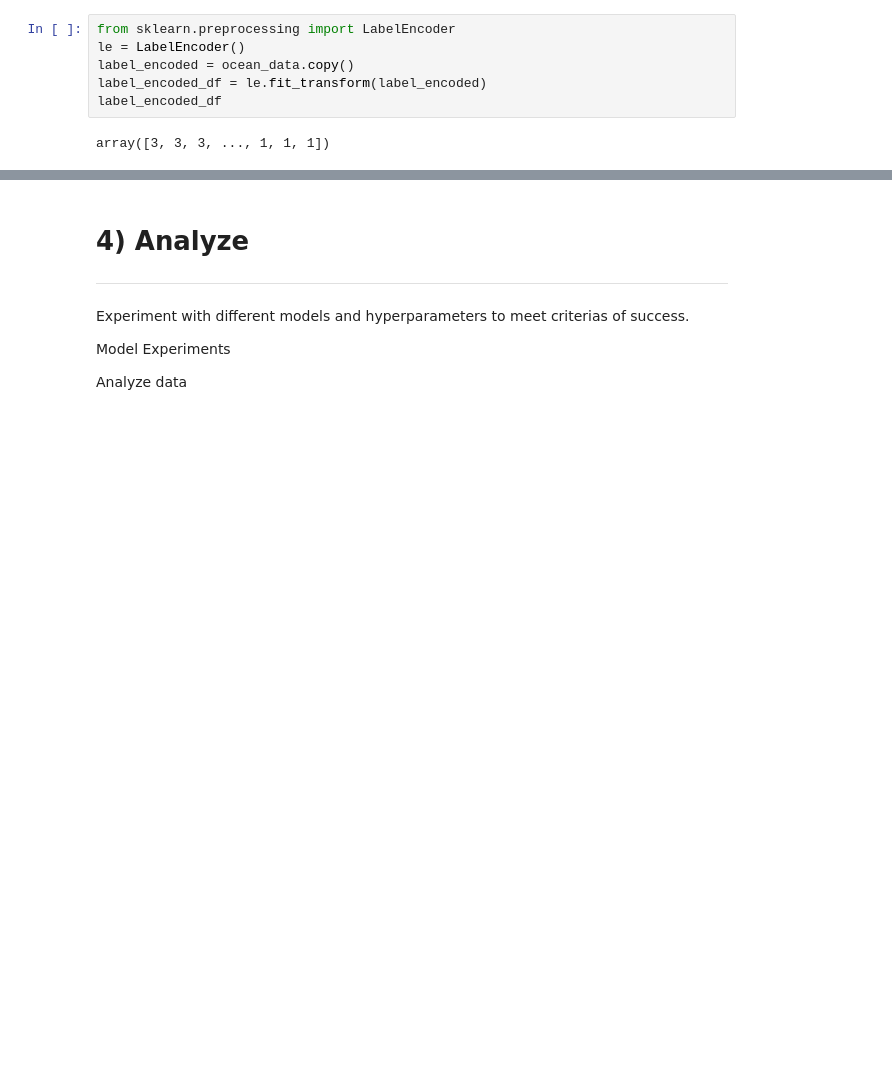
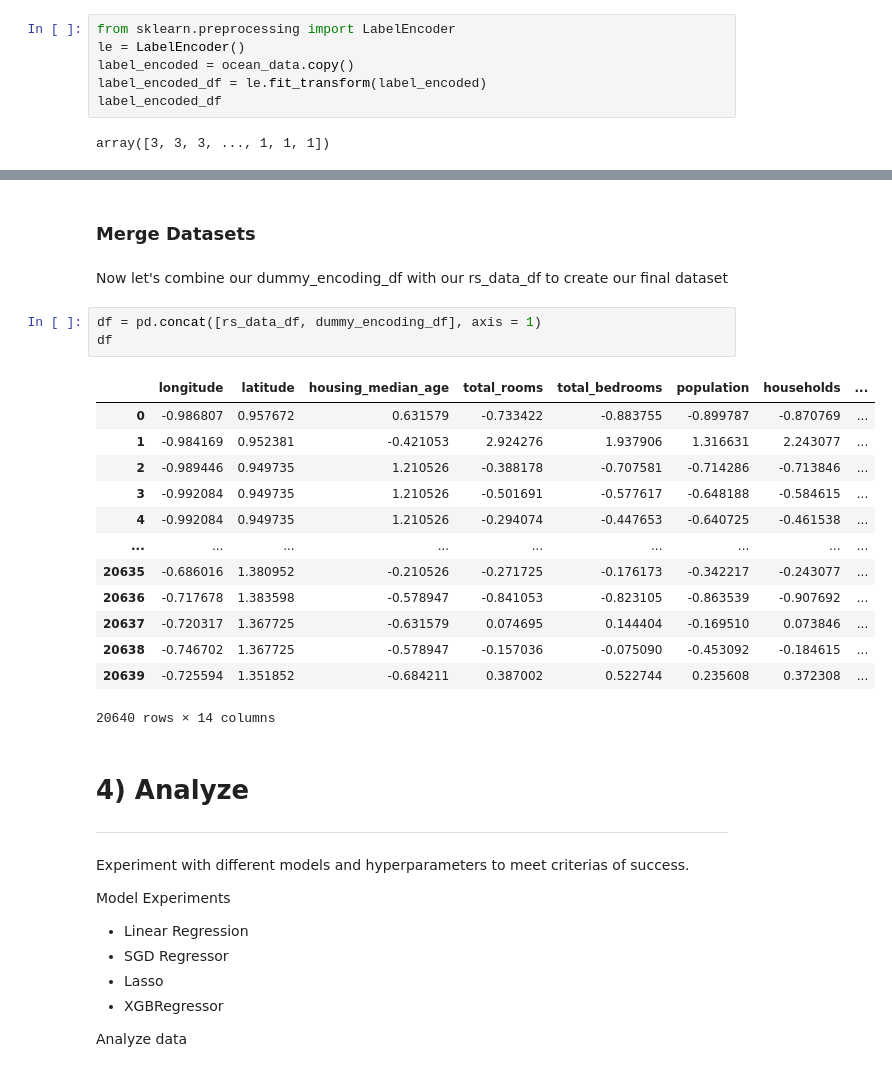
Before and after one commit to Kirlewn/Machine-Learning-Projects, a Jupyter notebook: Regression/california_housing_ml_notebook.ipynb, the cells around one changed output, grey strips where cells are left out. Cells and saved outputs as stored; diff of their text form; blank space fills up the shorter version.

Commit message:
(california_housing_ml_notebook) added `Recap` subsection summarizing `Process` section and merged preprocessed datasets

```diff
--- a/Regression/california_housing_ml_notebook.ipynb
+++ b/Regression/california_housing_ml_notebook.ipynb
@@ -547,3 +623,24 @@ array([3, 3, 3, ..., 1, 1, 1])
+# %% [markdown]
+### Merge Datasets
+# %% [markdown]
+Now let's combine our dummy_encoding_df with our rs_data_df to create our final dataset
+# %%
+df = pd.concat([rs_data_df, dummy_encoding_df], axis = 1)
+df
+# %% [output]
+|  | longitude | latitude | housing_median_age | total_rooms | total_bedrooms | population | households | ... |
+| 0 | -0.986807 | 0.957672 | 0.631579 | -0.733422 | -0.883755 | -0.899787 | -0.870769 | ... |
+| 1 | -0.984169 | 0.952381 | -0.421053 | 2.924276 | 1.937906 | 1.316631 | 2.243077 | ... |
+| 2 | -0.989446 | 0.949735 | 1.210526 | -0.388178 | -0.707581 | -0.714286 | -0.713846 | ... |
+| 3 | -0.992084 | 0.949735 | 1.210526 | -0.501691 | -0.577617 | -0.648188 | -0.584615 | ... |
+| 4 | -0.992084 | 0.949735 | 1.210526 | -0.294074 | -0.447653 | -0.640725 | -0.461538 | ... |
+| ... | ... | ... | ... | ... | ... | ... | ... | ... |
+| 20635 | -0.686016 | 1.380952 | -0.210526 | -0.271725 | -0.176173 | -0.342217 | -0.243077 | ... |
+| 20636 | -0.717678 | 1.383598 | -0.578947 | -0.841053 | -0.823105 | -0.863539 | -0.907692 | ... |
+| 20637 | -0.720317 | 1.367725 | -0.631579 | 0.074695 | 0.144404 | -0.169510 | 0.073846 | ... |
+| 20638 | -0.746702 | 1.367725 | -0.578947 | -0.157036 | -0.075090 | -0.453092 | -0.184615 | ... |
+| 20639 | -0.725594 | 1.351852 | -0.684211 | 0.387002 | 0.522744 | 0.235608 | 0.372308 | ... |
+20640 rows × 14 columns
 # %% [markdown]
 # 4) Analyze
 ---
@@ -552,6 +649,9 @@ Experiment with different models and hyperparameters to meet criterias of succes
 
 Model Experiments
 
-
+* Linear Regression
+* SGD Regressor
+* Lasso
+* XGBRegressor
 
 Analyze data
```
Also changed, not shown: parts of 10 cells of this notebook.
